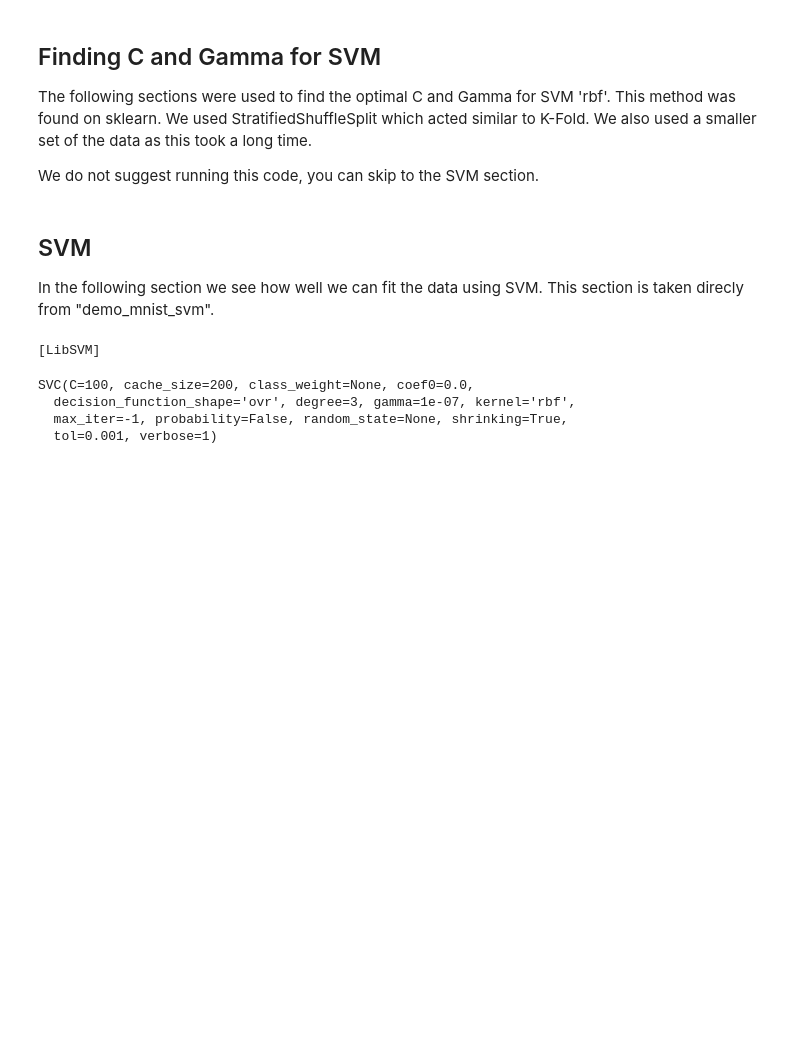
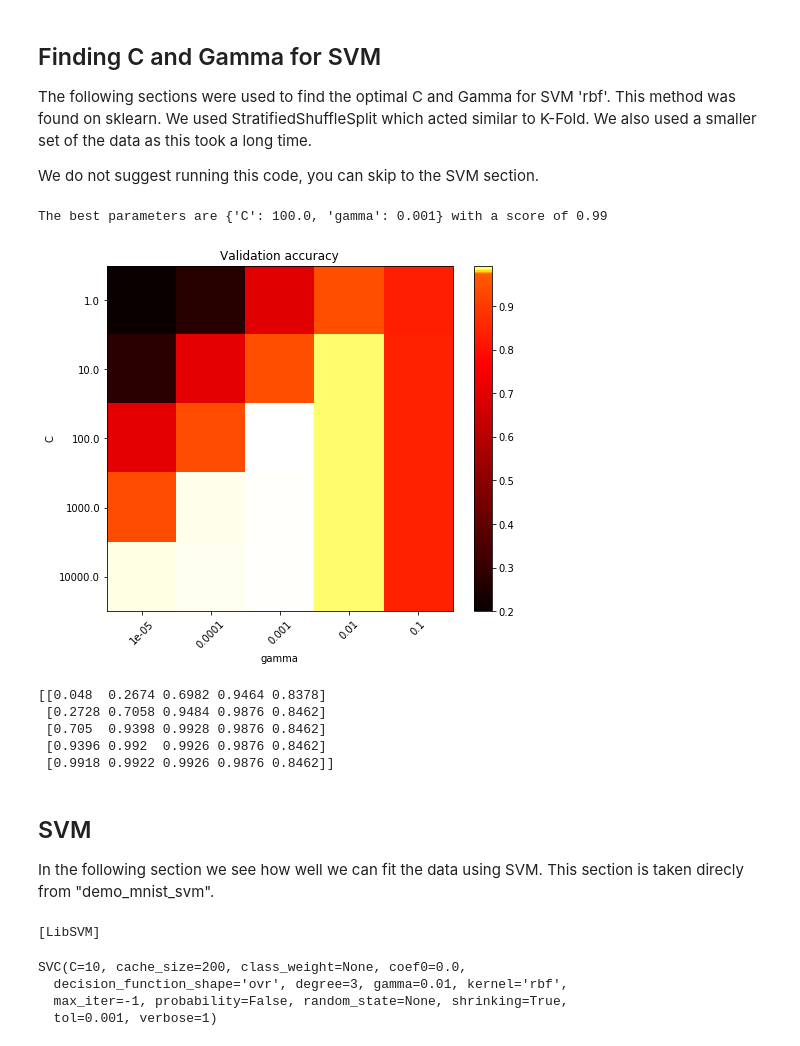
Before and after one commit to neilpretzel/ECE_4194_Project, a Jupyter notebook: ECE_4194_Project.ipynb, the cells around one changed output. Cells and saved outputs as stored; diff of their text form; code cells hidden in the pictures; blank space fills up the shorter version.

```diff
--- a/ECE_4194_Project.ipynb
+++ b/ECE_4194_Project.ipynb
@@ -242,8 +246,8 @@ y_train_subset = y_train[0:5000]
 from sklearn.model_selection import StratifiedShuffleSplit
 from sklearn.model_selection import GridSearchCV
 
-C_range = np.logspace(-2,2,5)
-gamma_range = np.logspace(-2,2,5)
+C_range = np.logspace(0,4,5)
+gamma_range = np.logspace(-5,-1,5)
 param_grid = dict(gamma=gamma_range, C=C_range)
 cv = StratifiedShuffleSplit(n_splits=5, test_size=0.2, random_state=42)
 grid = GridSearchCV(svm.SVC(kernel="rbf"), param_grid=param_grid, cv=cv)
@@ -251,45 +255,57 @@ grid.fit(X_train_subset, y_train_subset)
 
 print("The best parameters are %s with a score of %0.2f"
       % (grid.best_params_, grid.best_score_))
+# %% [output]
+The best parameters are {'C': 100.0, 'gamma': 0.001} with a score of 0.99
 # %%
+# https://scikit-learn.org/stable/auto_examples/svm/plot_rbf_parameters.html
+
 from matplotlib.colors import Normalize
 class MidpointNormalize(Normalize):
 
     def __init__(self, vmin=None, vmax=None, midpoint=None, clip=False):
         self.midpoint = midpoint
         Normalize.__init__(self, vmin, vmax, clip)
 
     def __call__(self, value, clip=None):
         x, y = [self.vmin, self.midpoint, self.vmax], [0, 0.5, 1]
         return np.ma.masked_array(np.interp(value, x, y))
 
 scores = grid.cv_results_['mean_test_score'].reshape(len(C_range), len(gamma_range))
 
 plt.figure(figsize=(8, 6))
 plt.subplots_adjust(left=.2, right=0.95, bottom=0.15, top=0.95)
 # https://matplotlib.org/tutorials/colors/colormaps.html
-plt.imshow(scores, interpolation='nearest', cmap=plt.cm.hot, norm=MidpointNormalize(vmin=0.8, midpoint=0.99))
+plt.imshow(scores, interpolation='nearest', cmap=plt.cm.hot, norm=MidpointNormalize(vmin=0.2, midpoint=0.975))
 plt.xlabel('gamma')
 plt.ylabel('C')
 plt.colorbar()
 plt.xticks(np.arange(len(gamma_range)), gamma_range, rotation=45)
 plt.yticks(np.arange(len(C_range)), C_range)
 plt.title('Validation accuracy')
 plt.show()
+# %% [output]
+[figure, added]
 # %%
 print(scores)
+# %% [output]
+[[0.048  0.2674 0.6982 0.9464 0.8378]
+ [0.2728 0.7058 0.9484 0.9876 0.8462]
+ [0.705  0.9398 0.9928 0.9876 0.8462]
+ [0.9396 0.992  0.9926 0.9876 0.8462]
+ [0.9918 0.9922 0.9926 0.9876 0.8462]]
 # %% [markdown]
 ## SVM
 
 In the following section we see how well we can fit the data using SVM. This section is taken direcly from "demo_mnist_svm".
 # %%
 # Create a classifier: a support vector classifier with RBF kernel
-svmrbf = svm.SVC(probability=False, kernel="rbf", C=100, gamma=1e-7, verbose=1)
+svmrbf = svm.SVC(probability=False, kernel="rbf", C=10, gamma=.01, verbose=1)
 svmrbf.fit(X_train,y_train)
 # %% [output]
 [LibSVM]
-SVC(C=100, cache_size=200, class_weight=None, coef0=0.0,
-  decision_function_shape='ovr', degree=3, gamma=1e-07, kernel='rbf',
+SVC(C=10, cache_size=200, class_weight=None, coef0=0.0,
+  decision_function_shape='ovr', degree=3, gamma=0.01, kernel='rbf',
   max_iter=-1, probability=False, random_state=None, shrinking=True,
   tol=0.001, verbose=1)
 # %%
```
Also changed, not shown: parts of 37 cells of this notebook.
